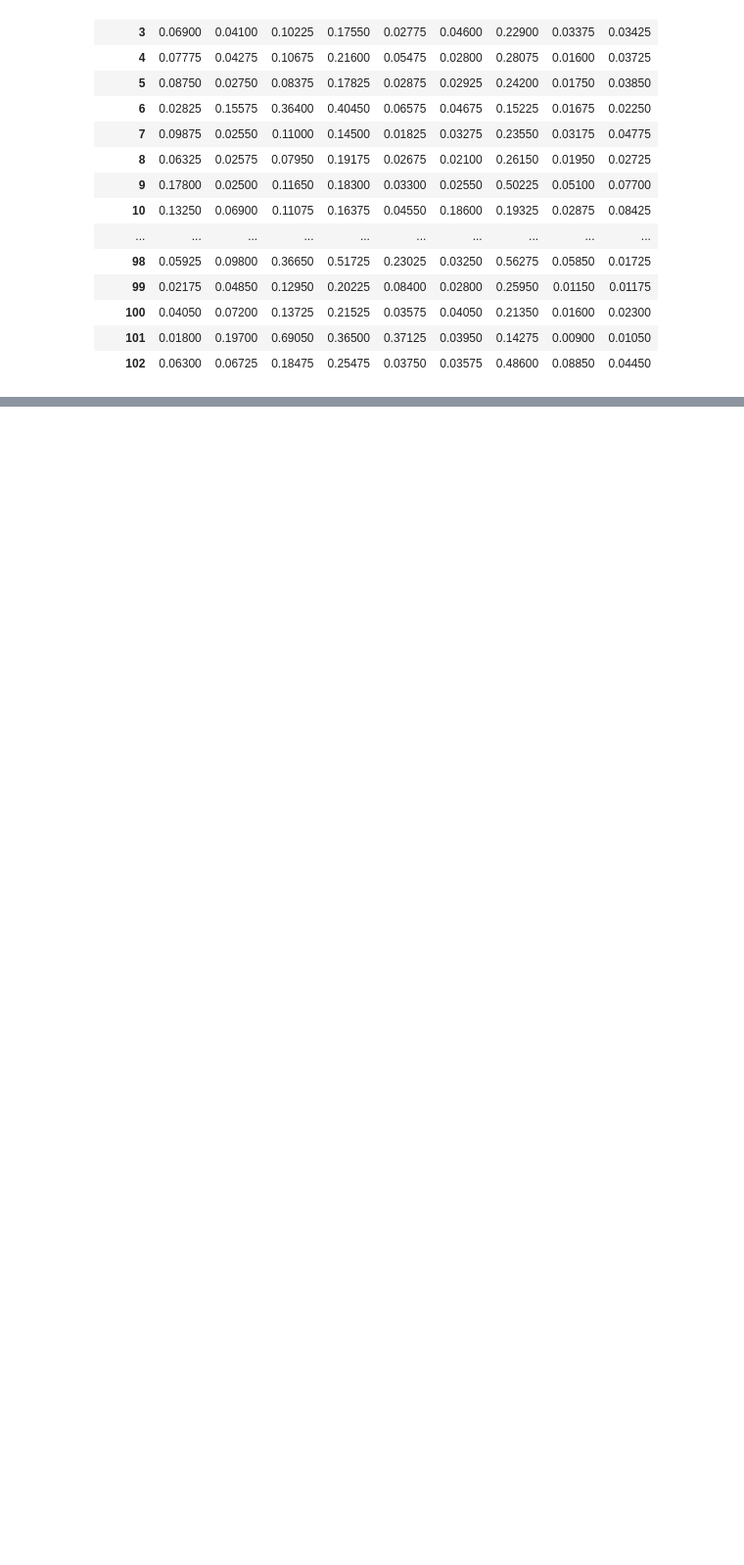
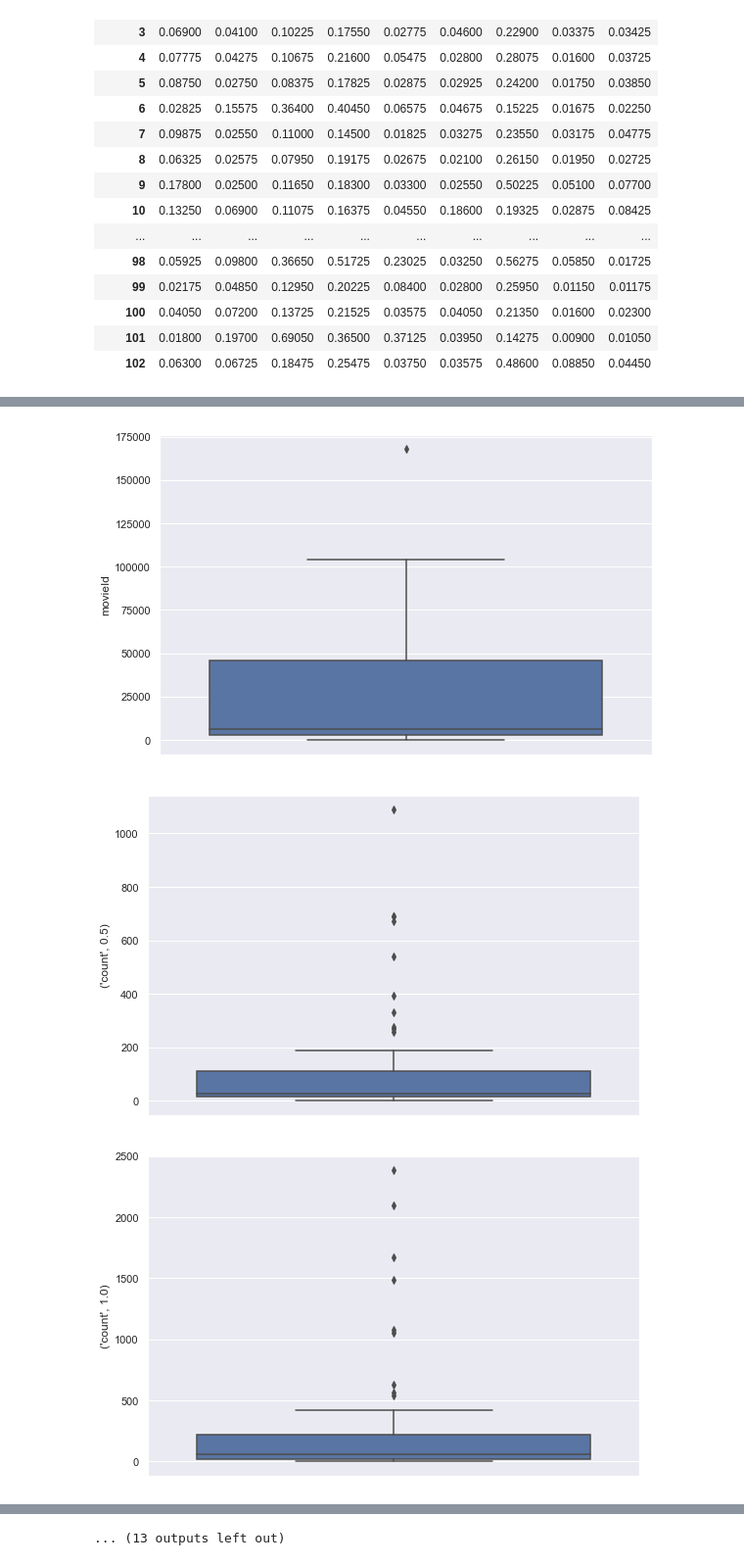
Before and after one commit to jmcneilkeller/Good_Bad_Movies, a Jupyter notebook: EDA.ipynb, the cells around one changed output, grey strips where cells are left out. Shown at 98% size. Drawn from its saved outputs; the diff is of its cells as text; code cells hidden in the pictures; blank space fills up the shorter version.

```diff
--- a/EDA.ipynb
+++ b/EDA.ipynb
@@ -494,0 +723,9 @@ pandas_profiling.ProfileReport(g_rev)
+# %%
+sns.set(rc={'figure.figsize':(9,6)})
+for col in so_bad_its_good:
+    ax = sns.boxplot(so_bad_its_good[col], orient='v')
+    plt.show()
+# %% [output]
+[figure, added]
+[figure, added]
+[figure, added]
@@ -494,0 +741 @@ pandas_profiling.ProfileReport(g_rev)
+... (13 outputs left out)
```
Also changed, not shown: parts of 38 cells of this notebook, 1 other file.
